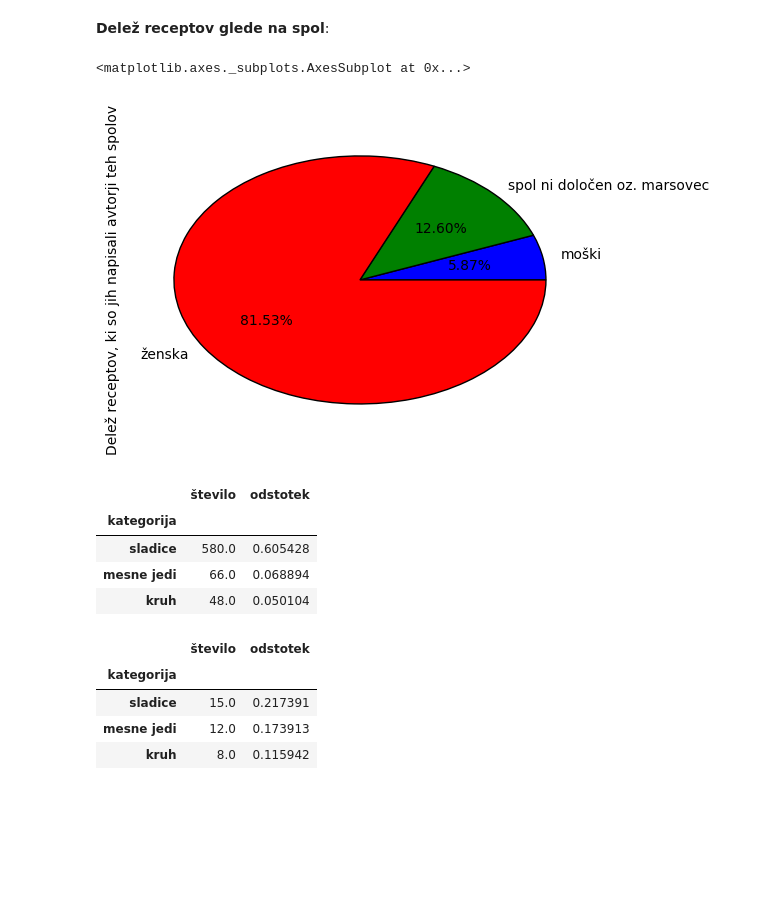
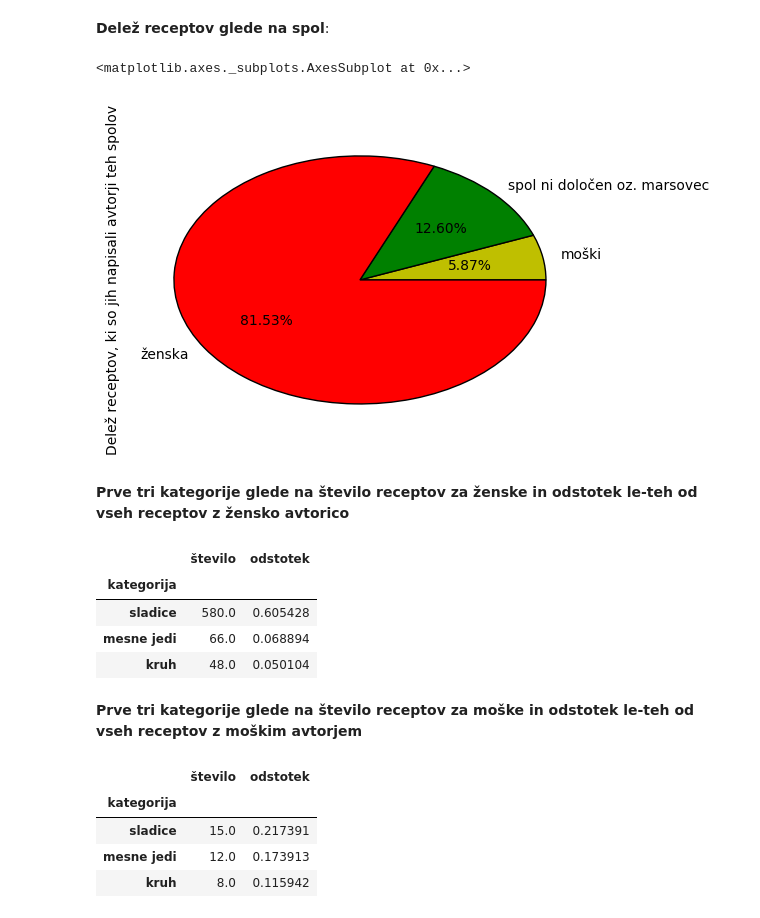
Before and after one commit to Mozi111/KuharskiRecepti, a Jupyter notebook: AnalizaPodatkov.ipynb, the cells around one changed output. Drawn from its saved outputs; the diff is of its cells as text; code cells hidden in the pictures; blank space fills up the shorter version.

```diff
--- a/AnalizaPodatkov.ipynb
+++ b/AnalizaPodatkov.ipynb
@@ -167,11 +167,11 @@ graf_avtorjev_po_spolih.plot(kind='pie', autopct = '%.2f%%')
 # %%
 recepti_po_spolih = povezave.join(avtorji.spol, on='avtor')
 graf_receptov_po_spolih = recepti_po_spolih.groupby('spol').size()
 graf_receptov_po_spolih.name = 'Delež receptov, ki so jih napisali avtorji teh spolov'
-graf_receptov_po_spolih.plot(kind='pie', autopct = '%.2f%%')
+graf_receptov_po_spolih.plot(kind='pie', autopct = '%.2f%%', colors=['y', 'g', 'r'])
 # %% [output]
 <matplotlib.axes._subplots.AxesSubplot at 0x...>
-[figure, old version]
+[figure, new version]
 # %%
 recepti_po_spolih = povezave.join(avtorji.spol, on='avtor')
 kategorije_po_spolih = pd.merge(recepti_po_spolih, kategorije).groupby(
@@ -195,6 +195,8 @@ za_marsovce = pd.DataFrame(za_marsovce)
 za_marsovce['odstotek'] = za_marsovce / graf_receptov_po_spolih['spol ni določen oz. marsovec']
 za_marsovce.rename(columns={'spol ni določen oz. marsovec':'število'}, inplace=True)
 za_marsovce = za_marsovce.sort_values(by = 'število', ascending = False, na_position = 'first')
+# %% [markdown]
+**Prve tri kategorije glede na število receptov za ženske in odstotek le-teh od vseh receptov z žensko avtorico**
 # %%
 za_zenske
 # %% [output]
@@ -203,6 +205,8 @@ za_zenske
 | sladice | 580.0 | 0.605428 |
 | mesne jedi | 66.0 | 0.068894 |
 | kruh | 48.0 | 0.050104 |
+# %% [markdown]
+**Prve tri kategorije glede na število receptov za moške in odstotek le-teh od vseh receptov z moškim avtorjem**
 # %%
 za_moske
 # %% [output]
```
Also changed, not shown: parts of 31 cells of this notebook.
